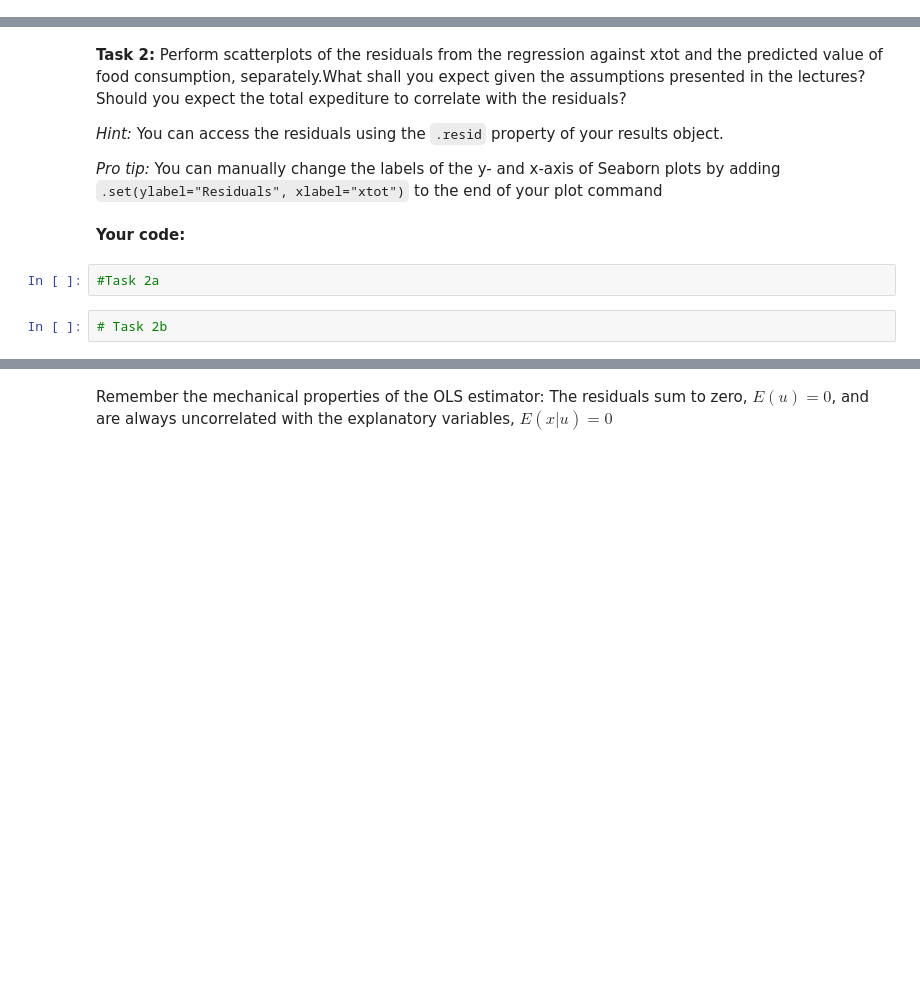
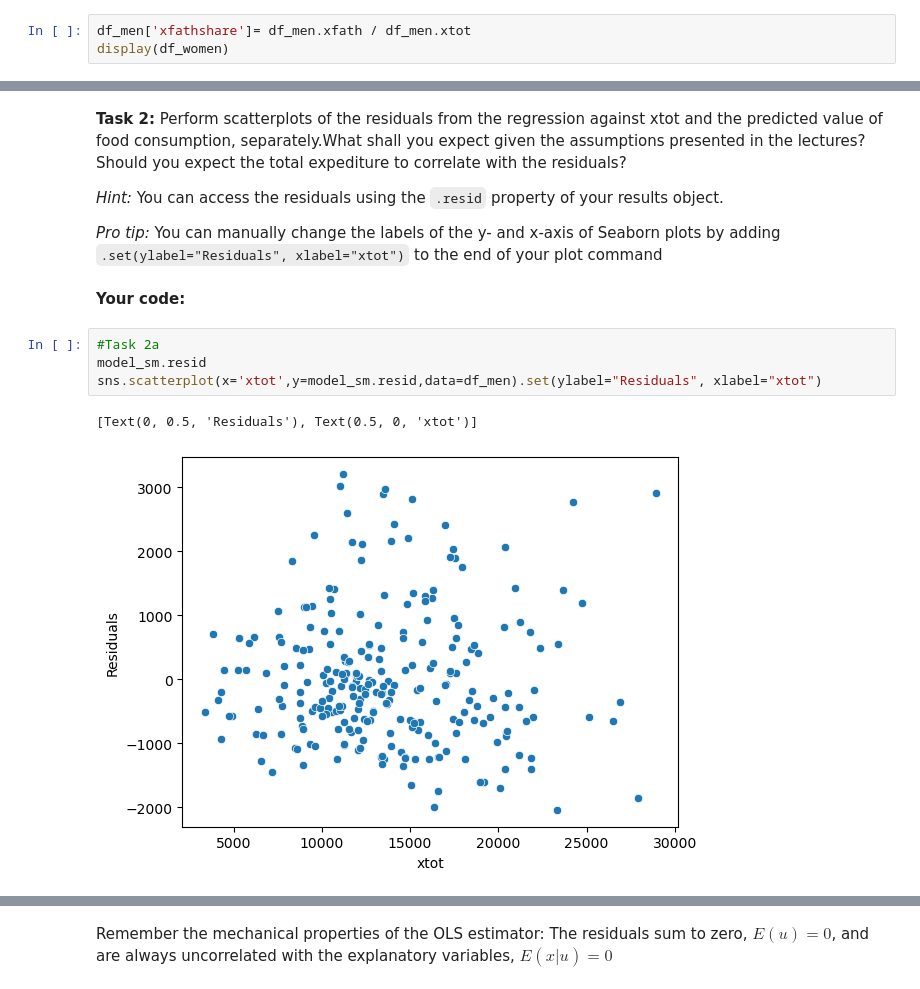
Before and after one commit to Wstokkendahl/EconometricsA-1, a Jupyter notebook: 2_class/PS2_EngelCurves/ex_ante.ipynb, the cells around one changed output, grey strips where cells are left out. Saved outputs shown, nothing was run; the diff lists cells and outputs as text; blank space fills up the shorter version.

```diff
--- a/2_class/PS2_EngelCurves/ex_ante.ipynb
+++ b/2_class/PS2_EngelCurves/ex_ante.ipynb
@@ -167,0 +198,3 @@ TypeError: lineplot() takes from 0 to 1 positional arguments but 3 were given
+# %%
+df_men['xfathshare']= df_men.xfath / df_men.xtot
+display(df_women)
@@ -174,7 +221,10 @@ You can access the residuals using the `.resid` property of your results object.
 _Pro tip:_ You can manually change the labels of the y- and x-axis of Seaborn plots by adding `.set(ylabel="Residuals", xlabel="xtot")` to the end of your plot command
 # %% [markdown]
 **Your code:**
-# %%
-#Task 2a
-# %%
-# Task 2b
+# %%
+#Task 2a
+model_sm.resid
+sns.scatterplot(x='xtot',y=model_sm.resid,data=df_men).set(ylabel="Residuals", xlabel="xtot")
+# %% [output]
+[Text(0, 0.5, 'Residuals'), Text(0.5, 0, 'xtot')]
+[figure, added]
```
Also changed, not shown: parts of 7 cells of this notebook.
